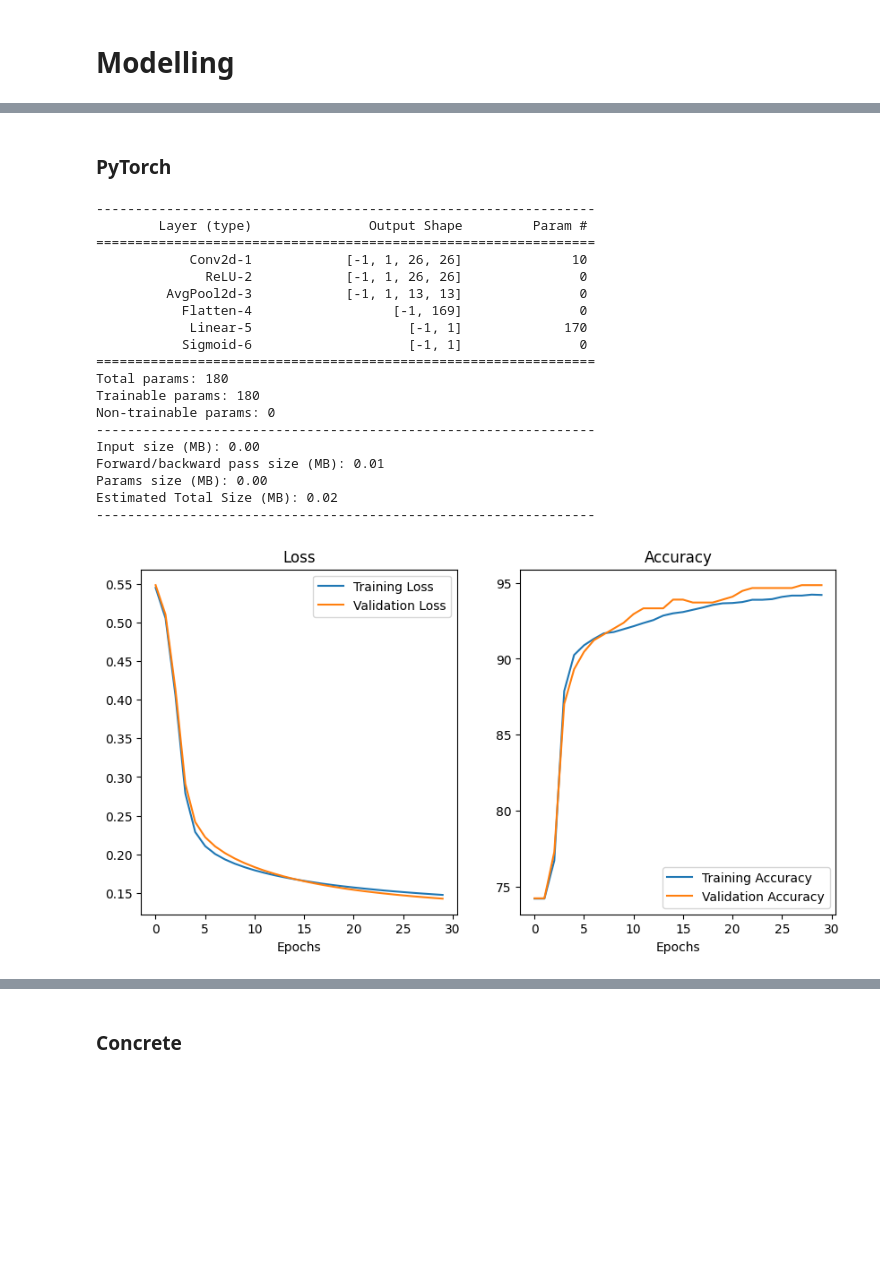
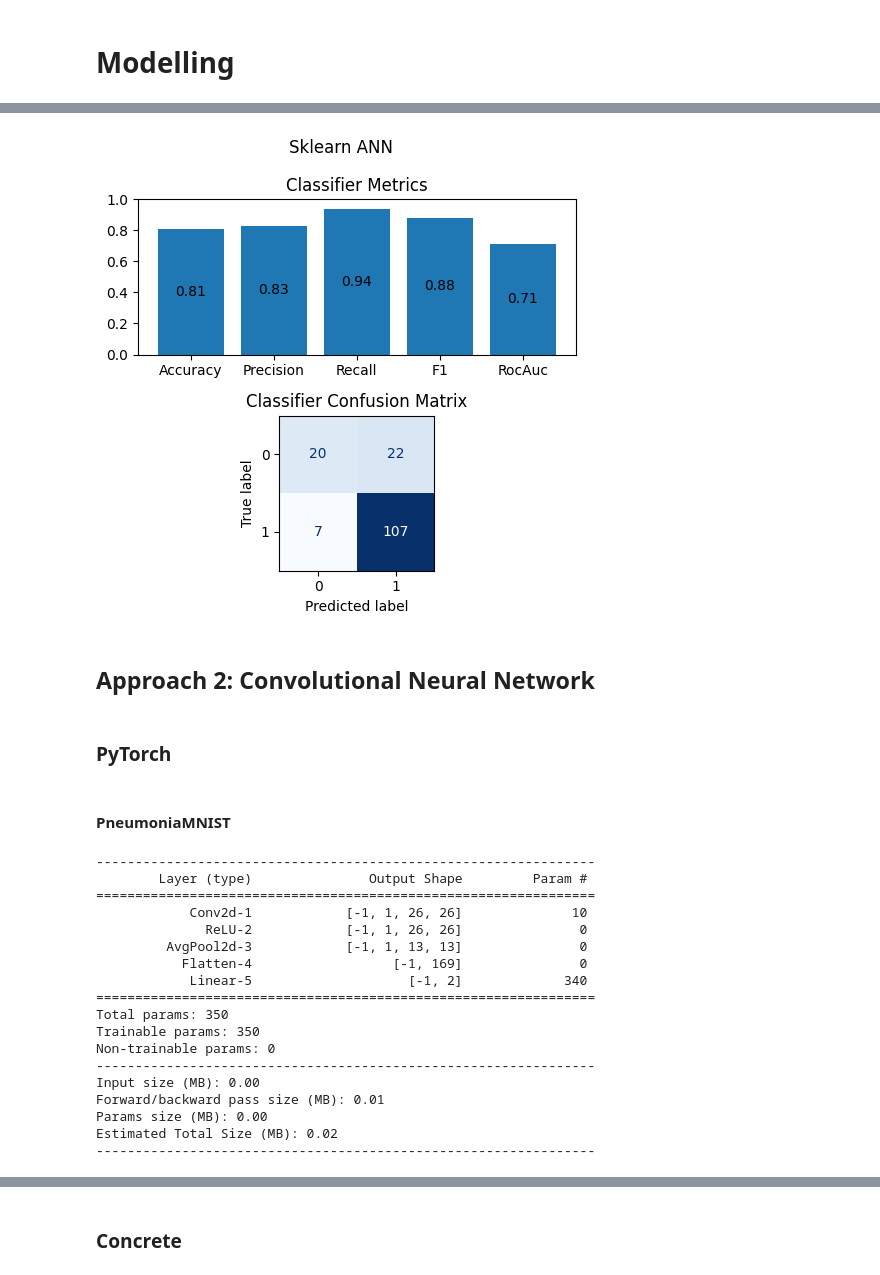
Before and after one commit to lstk44/Homomorphic-Encryption, a Jupyter notebook: UCImageClassification/ImageClassification.ipynb, the cells around one changed output, grey strips where cells are left out. Cells and saved outputs as stored; diff of their text form; code cells hidden in the pictures; blank space fills up the shorter version.

```diff
--- a/UCImageClassification/ImageClassification.ipynb
+++ b/UCImageClassification/ImageClassification.ipynb
@@ -257,3 +402,9 @@ xtest_gray = xtest_gray / 255
+# %%
+plot_classification_metrics(y_true=ytest_breast, y_pred=ypred_ann_sklearn, plot_title='Sklearn ANN')
+# %% [output]
+[figure, added]
+# %% [markdown]
+## Approach 2: Convolutional Neural Network
 # %% [markdown]
 ### PyTorch
 # %%
@@ -348,13 +501,16 @@ class TorchCNN():
 
         return y_pred
+# %% [markdown]
+#### PneumoniaMNIST
 # %%
+n_classes = len(np.unique(ytrain_pneumonia))
+
 torch_model = torch.nn.Sequential(
         torch.nn.Conv2d(in_channels=1, out_channels=1, kernel_size=3),
         torch.nn.ReLU(),
         torch.nn.AvgPool2d(kernel_size=2, stride=2),
         torch.nn.Flatten(),
-        torch.nn.Linear(in_features=169, out_features=1, bias=True),
-        torch.nn.Sigmoid()
+        torch.nn.Linear(in_features=169, out_features=n_classes, bias=True)
     )
 
 summary(torch_model, input_size=(1, 28, 28))
@@ -366,11 +522,10 @@ summary(torch_model, input_size=(1, 28, 28))
               ReLU-2            [-1, 1, 26, 26]               0
          AvgPool2d-3            [-1, 1, 13, 13]               0
            Flatten-4                  [-1, 169]               0
-            Linear-5                    [-1, 1]             170
-           Sigmoid-6                    [-1, 1]               0
+            Linear-5                    [-1, 2]             340
 ================================================================
-Total params: 180
-Trainable params: 180
+Total params: 350
+Trainable params: 350
 Non-trainable params: 0
 ----------------------------------------------------------------
 Input size (MB): 0.00
@@ -378,9 +533,3 @@ Forward/backward pass size (MB): 0.01
 Params size (MB): 0.00
 Estimated Total Size (MB): 0.02
 ----------------------------------------------------------------
-# %%
-torch_cnn = TorchCNN(model=torch_model)
-torch_cnn = torch_cnn.train(xtrain_gray, ytrain, xval_gray, yval, epochs=30, learning_rate=0.0001, weight_decay=0.0001, plot=True)
-ypred_torch = torch_cnn.evaluate(xtest_gray)
-# %% [output]
-[figure, removed]
```
Also changed, not shown: parts of 35 cells of this notebook.
